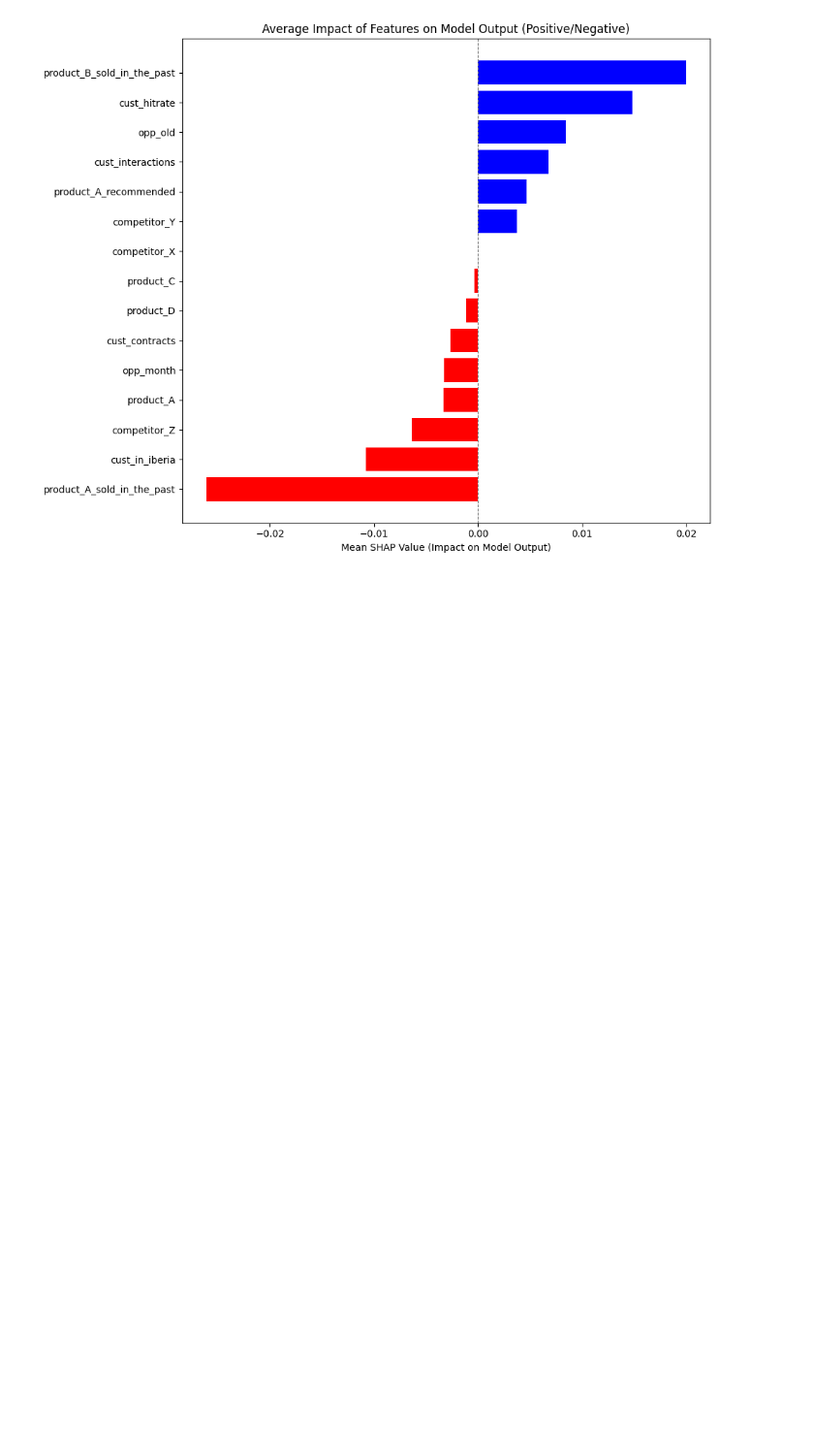
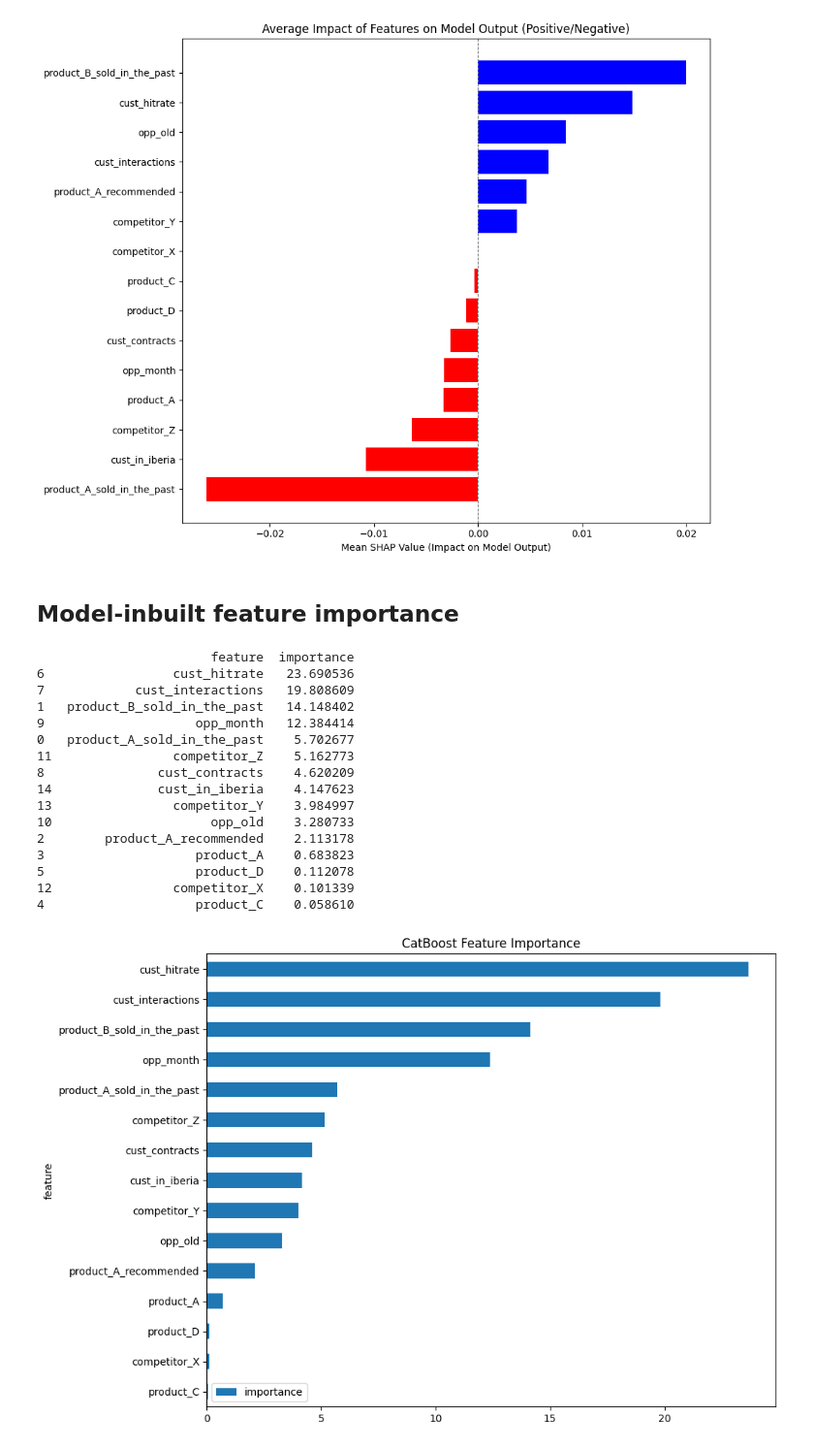
Before and after one commit to alex-touza/datathon-2025, a Jupyter notebook: catboost.ipynb, the cells around one changed output. Shown at 97% size. Cells and saved outputs as stored; diff of their text form; code cells hidden in the pictures; blank space fills up the shorter version.

```diff
--- a/catboost.ipynb
+++ b/catboost.ipynb
@@ -36,7 +36,7 @@ X_test_scaled = scaler.transform(X_test)
 
 # Crear i entrenar model CatBoost
 model = CatBoostClassifier(
-    iterations=500,          # nombre d’iteracions (arbres)
+    iterations=700,          # nombre d’iteracions (arbres)
     depth=8,                 # profunditat màxima dels arbres
     subsample=1.0,
     learning_rate=0.1,      # taxa d’aprenentatge
@@ -191,3 +193,38 @@ plt.tight_layout() # Adjust layout to prevent labels from overlapping
 plt.show()
 # %% [output]
 [figure]
+# %% [markdown]
+## Model-inbuilt feature importance
+# %%
+# Get the feature importances
+importances = best_cat_model.feature_importances_
+
+# Get your feature names (assuming 'X' is your original unscaled DataFrame)
+feature_names = X.columns
+
+# Create a simple bar plot
+feat_imp_df = pd.DataFrame({'feature': feature_names, 'importance': importances})
+print(feat_imp_df.sort_values(by='importance', ascending=False))
+
+# You can plot this with matplotlib/seaborn
+feat_imp_df.sort_values(by='importance').plot(kind='barh', x='feature', y='importance', figsize=(10, 8))
+plt.title("CatBoost Feature Importance")
+plt.show()
+# %% [output]
+                       feature  importance
+6                 cust_hitrate   23.690536
+7            cust_interactions   19.808609
+1   product_B_sold_in_the_past   14.148402
+9                    opp_month   12.384414
+0   product_A_sold_in_the_past    5.702677
+11                competitor_Z    5.162773
+8               cust_contracts    4.620209
+14              cust_in_iberia    4.147623
+13                competitor_Y    3.984997
+10                     opp_old    3.280733
+2        product_A_recommended    2.113178
+3                    product_A    0.683823
+5                    product_D    0.112078
+12                competitor_X    0.101339
+4                    product_C    0.058610
+[figure, added]
```
Also changed, not shown: parts of 1 cell of this notebook, 9 other files.
